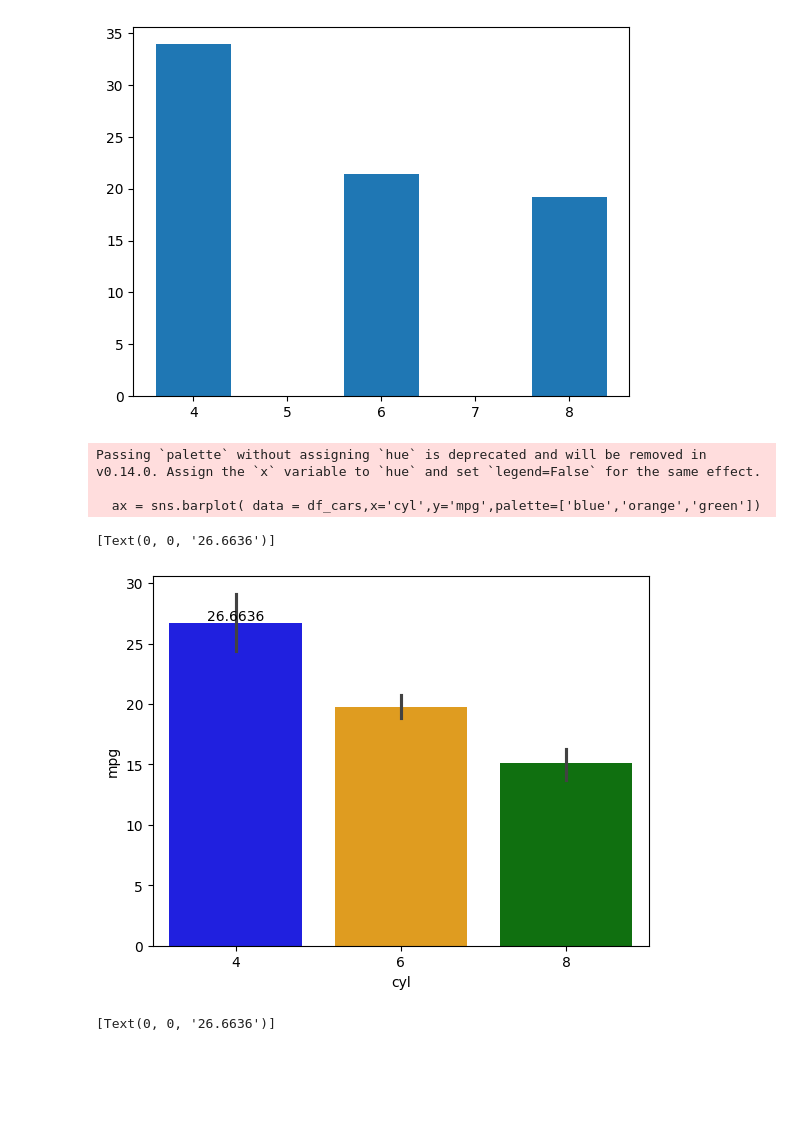
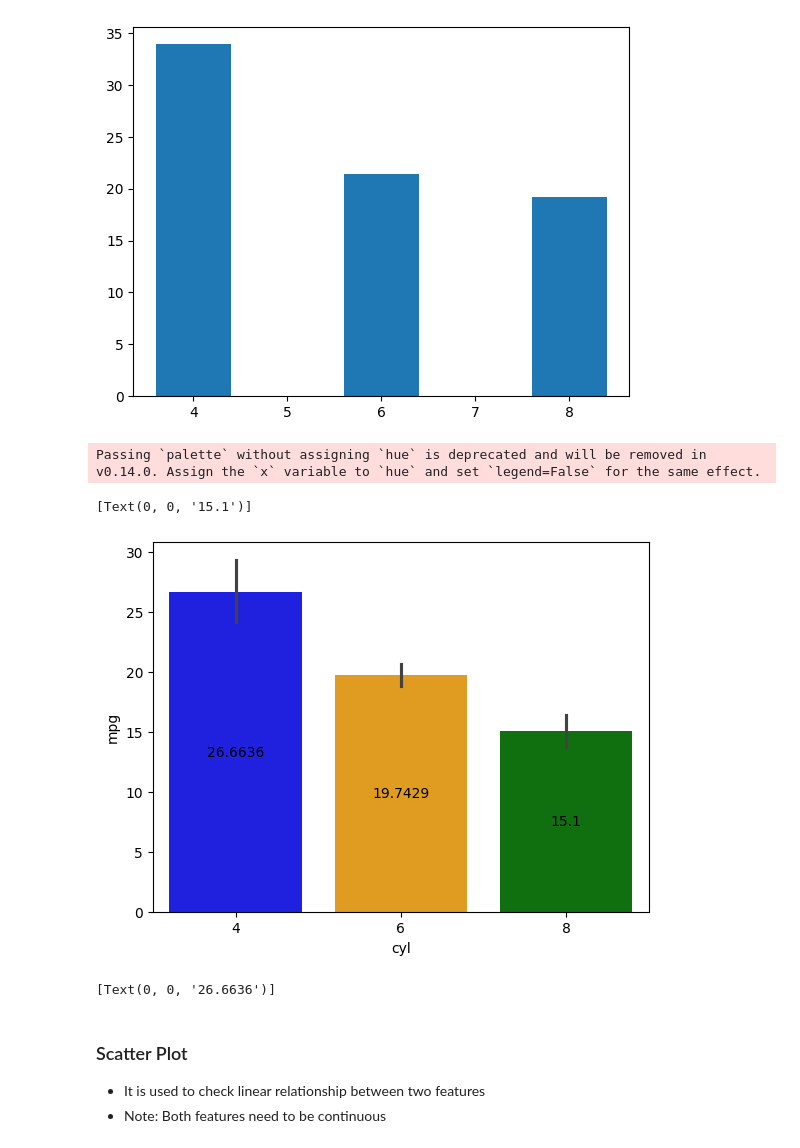
Before and after one commit to Smita2597/ds-repo, a Jupyter notebook: Data Visualizaton/Data_visualization.ipynb, the cells around one changed output. Saved outputs shown, nothing was run; the diff lists cells and outputs as text; code cells hidden in the pictures; blank space fills up the shorter version.

Commit message:
data_visualization

```diff
--- a/Data Visualizaton/Data_visualization.ipynb
+++ b/Data Visualizaton/Data_visualization.ipynb
@@ -181,14 +176,18 @@ plt.bar(x = df_cars['cyl'],height = df_cars['mpg'])
 [figure]
 # %%
 ax = sns.barplot( data = df_cars,x='cyl',y='mpg',palette=['blue','orange','green'])
-ax.bar_label(ax.containers[0])
+ax.bar_label(ax.containers[0],label_type='center')
+ax.bar_label(ax.containers[1],label_type='center')
+ax.bar_label(ax.containers[2],label_type='center')
 # %% [output]
 Passing `palette` without assigning `hue` is deprecated and will be removed in v0.14.0. Assign the `x` variable to `hue` and set `legend=False` for the same effect.
-
-  ax = sns.barplot( data = df_cars,x='cyl',y='mpg',palette=['blue','orange','green'])
-[Text(0, 0, '26.6636')]
+[Text(0, 0, '15.1')]
-[figure, old version]
+[figure, new version]
 # %%
 ax.bar_label(ax.containers[0])
 # %% [output]
 [Text(0, 0, '26.6636')]
+# %% [markdown]
+### Scatter Plot
+- It is used to check linear relationship between two features
+- Note: Both features need to be continuous
```
Also changed, not shown: parts of 27 cells of this notebook.
